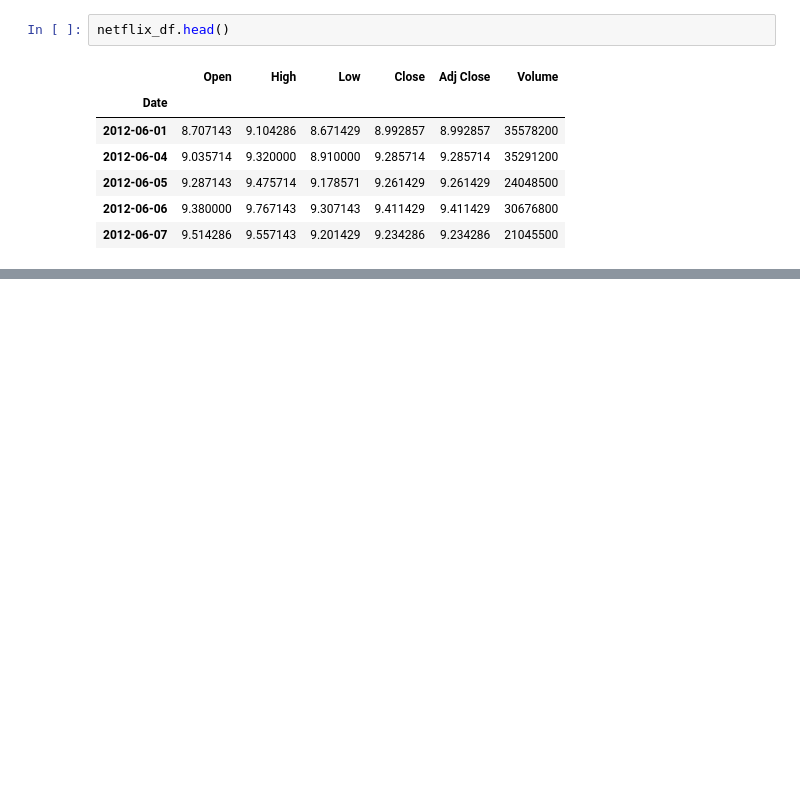
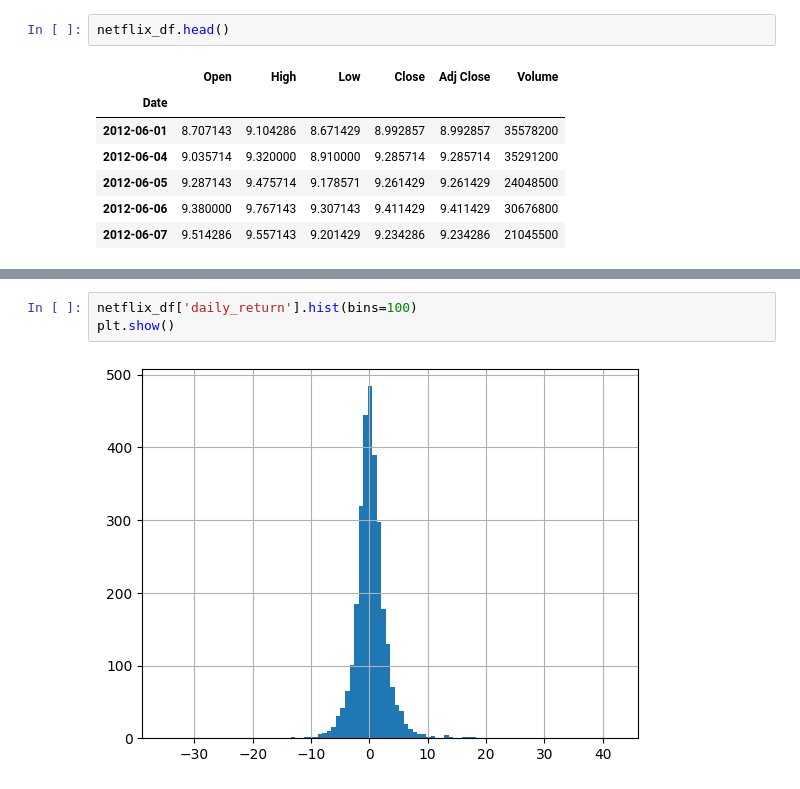
Before and after one commit to JosephRidge/TradingStrategy, a Jupyter notebook: app.ipynb, the cells around one changed output, grey strips where cells are left out. Cells and saved outputs as stored; diff of their text form; blank space fills up the shorter version.

```diff
--- a/app.ipynb
+++ b/app.ipynb
@@ -130,0 +185,5 @@ netflix_df.head()
+# %%
+netflix_df['daily_return'].hist(bins=100)
+plt.show()
+# %% [output]
+[figure, added]
```
Also changed, not shown: parts of 11 cells of this notebook, 1 other file.
